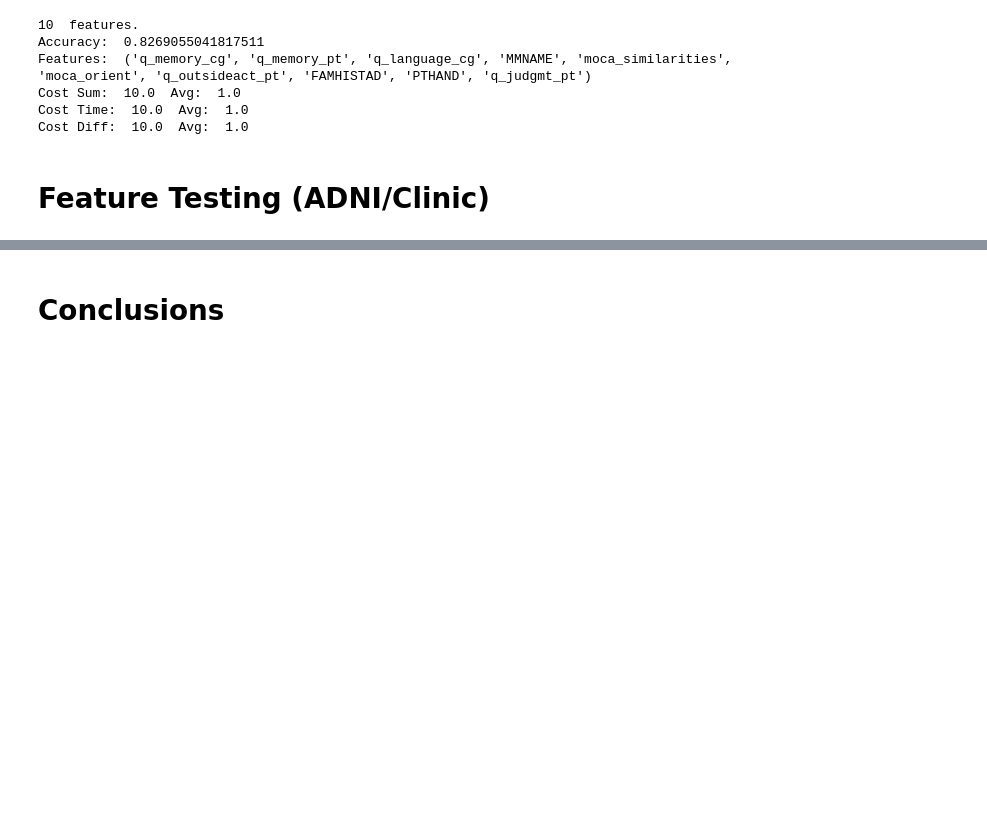
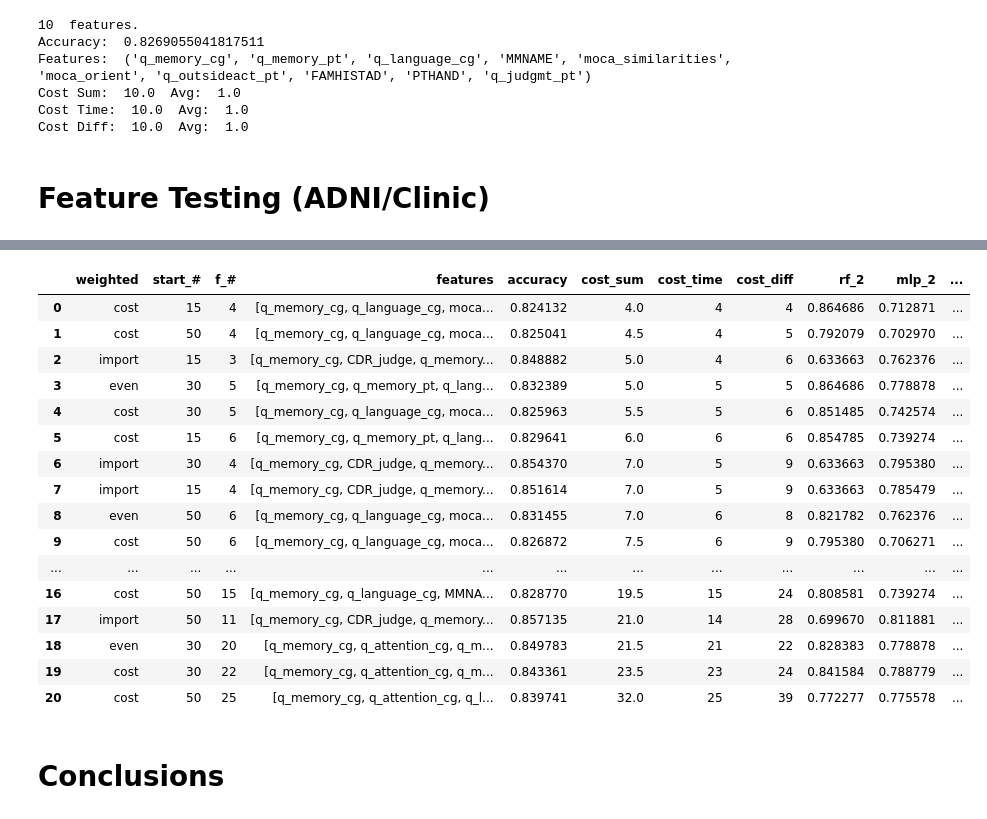
Before and after one commit to mjkleiman/streamlineAD, a Jupyter notebook: KleimanPhD_Chp3.ipynb, the cells around one changed output, grey strips where cells are left out. Cells and saved outputs as stored; diff of their text form; code cells hidden in the pictures; blank space fills up the shorter version.

```diff
--- a/KleimanPhD_Chp3.ipynb
+++ b/KleimanPhD_Chp3.ipynb
@@ -902,3 +902,44 @@ Cost Time:  10.0  Avg:  1.0
 Cost Diff:  10.0  Avg:  1.0
 # %% [markdown]
 # Feature Testing (ADNI/Clinic)
+# %%
+adni_pair_X = pd.read_csv(f'{dir}/Data/adni_pair_X.csv')
+clinic_pair_X = pd.read_csv(f'{dir}/Data/sm_clinic_pair_X.csv')
+
+adni_pair_y2 = pd.read_csv(f'{dir}/Data/adni_pair_y2.csv')
+adni_pair_y3 = pd.read_csv(f'{dir}/Data/adni_pair_y3.csv')
+
+clinic_pair_y2 = pd.read_csv(f'{dir}/Data/sm_clinic_pair_y2.csv', header=None)
+clinic_pair_y3 = pd.read_csv(f'{dir}/Data/sm_clinic_pair_y3.csv', header=None)
+
+
+from sklearn.ensemble import RandomForestClassifier
+import xgboost
+from sklearn.neural_network import MLPClassifier
+
+def costsum_traintest(feature_row_index, X_train, y_train, X_test, y_test,
+                      random_state=0):
+  features = features = df_costsum.iloc[feature_row_index,3]
+  X_train = X_train.loc[:,features]
+  X_test = X_test.loc[:,features]
+
+  rf = RandomForestClassifier(n_estimators=100, max_features=.5,
+                              random_state=random_state)
+  rf.fit(X_train, y_train.values.ravel())
+  rf_testacc = rf.score(X_test, y_test)
+
+  mlp = MLPClassifier(hidden_layer_sizes=(105,60,15), activation='relu',
+                      solver='sgd', alpha=.0001, learning_rate_init=.0005,
+                      max_iter=5000, random_state=random_state)
+  mlp.fit(X_train, y_train.values.ravel())
+  mlp_testacc = mlp.score(X_test, y_test)
+  return rf_testacc, mlp_testacc
+
+
+df_costsum = pd.read_csv(f'{dir}/Output/cost_sum_output.csv')
+df_costsum.sort_values(['cost_sum','accuracy'], ascending=[True, False],
+                       inplace=True)
+df_costsum.drop_duplicates(subset=['features'], inplace=True) # Remove duplicate
+df_costsum.reset_index(drop=True, inplace=True) # Fix index order
+df_costsum.features = df_costsum.features.str.replace(' ', '').str.split(',')
+df_costsum
@@ -904,0 +972,20 @@ Cost Diff:  10.0  Avg:  1.0
+# %%
+df_costsum
+# %% [output]
+|  | weighted | start_# | f_# | features | accuracy | cost_sum | cost_time | cost_diff | rf_2 | mlp_2 | ... |
+| 0 | cost | 15 | 4 | [q_memory_cg, q_language_cg, moca... | 0.824132 | 4.0 | 4 | 4 | 0.864686 | 0.712871 | ... |
+| 1 | cost | 50 | 4 | [q_memory_cg, q_language_cg, moca... | 0.825041 | 4.5 | 4 | 5 | 0.792079 | 0.702970 | ... |
+| 2 | import | 15 | 3 | [q_memory_cg, CDR_judge, q_memory... | 0.848882 | 5.0 | 4 | 6 | 0.633663 | 0.762376 | ... |
+| 3 | even | 30 | 5 | [q_memory_cg, q_memory_pt, q_lang... | 0.832389 | 5.0 | 5 | 5 | 0.864686 | 0.778878 | ... |
+| 4 | cost | 30 | 5 | [q_memory_cg, q_language_cg, moca... | 0.825963 | 5.5 | 5 | 6 | 0.851485 | 0.742574 | ... |
+| 5 | cost | 15 | 6 | [q_memory_cg, q_memory_pt, q_lang... | 0.829641 | 6.0 | 6 | 6 | 0.854785 | 0.739274 | ... |
+| 6 | import | 30 | 4 | [q_memory_cg, CDR_judge, q_memory... | 0.854370 | 7.0 | 5 | 9 | 0.633663 | 0.795380 | ... |
+| 7 | import | 15 | 4 | [q_memory_cg, CDR_judge, q_memory... | 0.851614 | 7.0 | 5 | 9 | 0.633663 | 0.785479 | ... |
+| 8 | even | 50 | 6 | [q_memory_cg, q_language_cg, moca... | 0.831455 | 7.0 | 6 | 8 | 0.821782 | 0.762376 | ... |
+| 9 | cost | 50 | 6 | [q_memory_cg, q_language_cg, moca... | 0.826872 | 7.5 | 6 | 9 | 0.795380 | 0.706271 | ... |
+| ... | ... | ... | ... | ... | ... | ... | ... | ... | ... | ... | ... |
+| 16 | cost | 50 | 15 | [q_memory_cg, q_language_cg, MMNA... | 0.828770 | 19.5 | 15 | 24 | 0.808581 | 0.739274 | ... |
+| 17 | import | 50 | 11 | [q_memory_cg, CDR_judge, q_memory... | 0.857135 | 21.0 | 14 | 28 | 0.699670 | 0.811881 | ... |
+| 18 | even | 30 | 20 | [q_memory_cg, q_attention_cg, q_m... | 0.849783 | 21.5 | 21 | 22 | 0.828383 | 0.778878 | ... |
+| 19 | cost | 30 | 22 | [q_memory_cg, q_attention_cg, q_m... | 0.843361 | 23.5 | 23 | 24 | 0.841584 | 0.788779 | ... |
+| 20 | cost | 50 | 25 | [q_memory_cg, q_attention_cg, q_l... | 0.839741 | 32.0 | 25 | 39 | 0.772277 | 0.775578 | ... |
```
Also changed, not shown: parts of 3 cells of this notebook.
